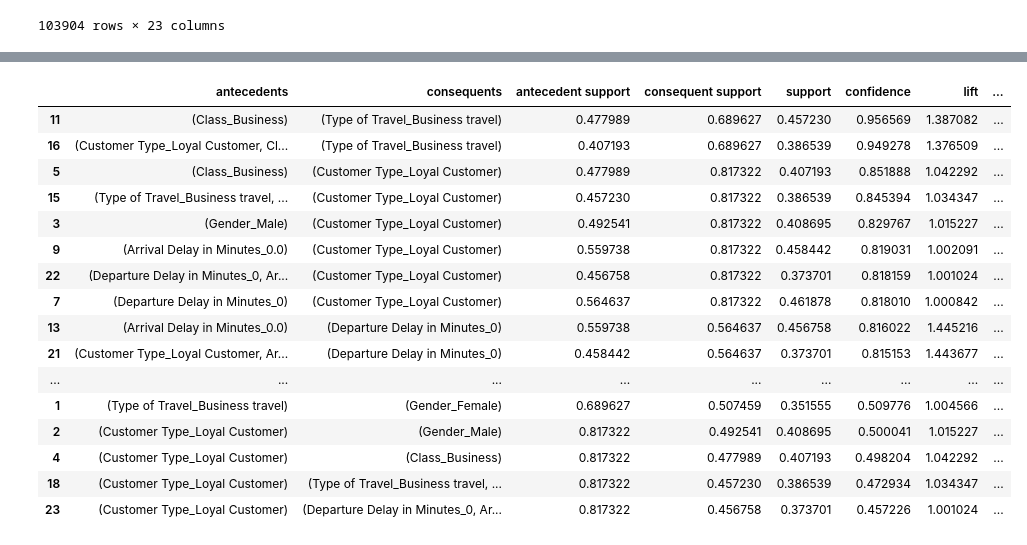
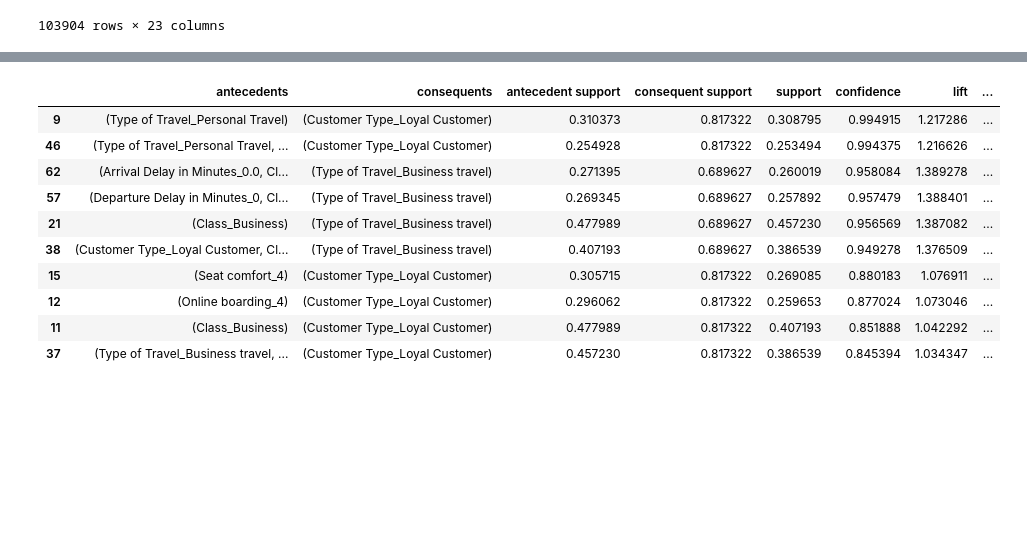
Before and after one commit to norhanreda/Air-line-passenger-satisfaction, a Jupyter notebook: models/aprori.ipynb, the cells around one changed output, grey strips where cells are left out. Cells and saved outputs as stored; diff of their text form; code cells hidden in the pictures; blank space fills up the shorter version.

```diff
--- a/models/aprori.ipynb
+++ b/models/aprori.ipynb
@@ -42,7 +42,7 @@ for i in X.columns:
 # as the apriori algorithm takes only numerical data
 train_encoded = pd.get_dummies(X)
 
-frequent_itemsets = apriori(train_encoded, min_support=0.35, use_colnames=True)
+frequent_itemsets = apriori(train_encoded, min_support=0.25, use_colnames=True)
 
 frequent_itemsets
 # %% [output]
@@ -87,24 +79,18 @@ rules_df
 # %%
 rules_df = rules_df.sort_values(['confidence', 'lift'], ascending =[False, False])
-rules_df
+rules_df[0:10]
 # %% [output]
 |  | antecedents | consequents | antecedent support | consequent support | support | confidence | lift | ... |
-| 11 | (Class_Business) | (Type of Travel_Business travel) | 0.477989 | 0.689627 | 0.457230 | 0.956569 | 1.387082 | ... |
-| 16 | (Customer Type_Loyal Customer, Cl... | (Type of Travel_Business travel) | 0.407193 | 0.689627 | 0.386539 | 0.949278 | 1.376509 | ... |
-| 5 | (Class_Business) | (Customer Type_Loyal Customer) | 0.477989 | 0.817322 | 0.407193 | 0.851888 | 1.042292 | ... |
-| 15 | (Type of Travel_Business travel, ... | (Customer Type_Loyal Customer) | 0.457230 | 0.817322 | 0.386539 | 0.845394 | 1.034347 | ... |
-| 3 | (Gender_Male) | (Customer Type_Loyal Customer) | 0.492541 | 0.817322 | 0.408695 | 0.829767 | 1.015227 | ... |
-| 9 | (Arrival Delay in Minutes_0.0) | (Customer Type_Loyal Customer) | 0.559738 | 0.817322 | 0.458442 | 0.819031 | 1.002091 | ... |
-| 22 | (Departure Delay in Minutes_0, Ar... | (Customer Type_Loyal Customer) | 0.456758 | 0.817322 | 0.373701 | 0.818159 | 1.001024 | ... |
-| 7 | (Departure Delay in Minutes_0) | (Customer Type_Loyal Customer) | 0.564637 | 0.817322 | 0.461878 | 0.818010 | 1.000842 | ... |
-| 13 | (Arrival Delay in Minutes_0.0) | (Departure Delay in Minutes_0) | 0.559738 | 0.564637 | 0.456758 | 0.816022 | 1.445216 | ... |
-| 21 | (Customer Type_Loyal Customer, Ar... | (Departure Delay in Minutes_0) | 0.458442 | 0.564637 | 0.373701 | 0.815153 | 1.443677 | ... |
-| ... | ... | ... | ... | ... | ... | ... | ... | ... |
-| 1 | (Type of Travel_Business travel) | (Gender_Female) | 0.689627 | 0.507459 | 0.351555 | 0.509776 | 1.004566 | ... |
-| 2 | (Customer Type_Loyal Customer) | (Gender_Male) | 0.817322 | 0.492541 | 0.408695 | 0.500041 | 1.015227 | ... |
-| 4 | (Customer Type_Loyal Customer) | (Class_Business) | 0.817322 | 0.477989 | 0.407193 | 0.498204 | 1.042292 | ... |
-| 18 | (Customer Type_Loyal Customer) | (Type of Travel_Business travel, ... | 0.817322 | 0.457230 | 0.386539 | 0.472934 | 1.034347 | ... |
-| 23 | (Customer Type_Loyal Customer) | (Departure Delay in Minutes_0, Ar... | 0.817322 | 0.456758 | 0.373701 | 0.457226 | 1.001024 | ... |
+| 9 | (Type of Travel_Personal Travel) | (Customer Type_Loyal Customer) | 0.310373 | 0.817322 | 0.308795 | 0.994915 | 1.217286 | ... |
+| 46 | (Type of Travel_Personal Travel, ... | (Customer Type_Loyal Customer) | 0.254928 | 0.817322 | 0.253494 | 0.994375 | 1.216626 | ... |
+| 62 | (Arrival Delay in Minutes_0.0, Cl... | (Type of Travel_Business travel) | 0.271395 | 0.689627 | 0.260019 | 0.958084 | 1.389278 | ... |
+| 57 | (Departure Delay in Minutes_0, Cl... | (Type of Travel_Business travel) | 0.269345 | 0.689627 | 0.257892 | 0.957479 | 1.388401 | ... |
+| 21 | (Class_Business) | (Type of Travel_Business travel) | 0.477989 | 0.689627 | 0.457230 | 0.956569 | 1.387082 | ... |
+| 38 | (Customer Type_Loyal Customer, Cl... | (Type of Travel_Business travel) | 0.407193 | 0.689627 | 0.386539 | 0.949278 | 1.376509 | ... |
+| 15 | (Seat comfort_4) | (Customer Type_Loyal Customer) | 0.305715 | 0.817322 | 0.269085 | 0.880183 | 1.076911 | ... |
+| 12 | (Online boarding_4) | (Customer Type_Loyal Customer) | 0.296062 | 0.817322 | 0.259653 | 0.877024 | 1.073046 | ... |
+| 11 | (Class_Business) | (Customer Type_Loyal Customer) | 0.477989 | 0.817322 | 0.407193 | 0.851888 | 1.042292 | ... |
+| 37 | (Type of Travel_Business travel, ... | (Customer Type_Loyal Customer) | 0.457230 | 0.817322 | 0.386539 | 0.845394 | 1.034347 | ... |
 # %%
 support = rules_df['support'].values
 confidence = rules_df['confidence'].values
```
Also changed, not shown: parts of 5 cells of this notebook.
